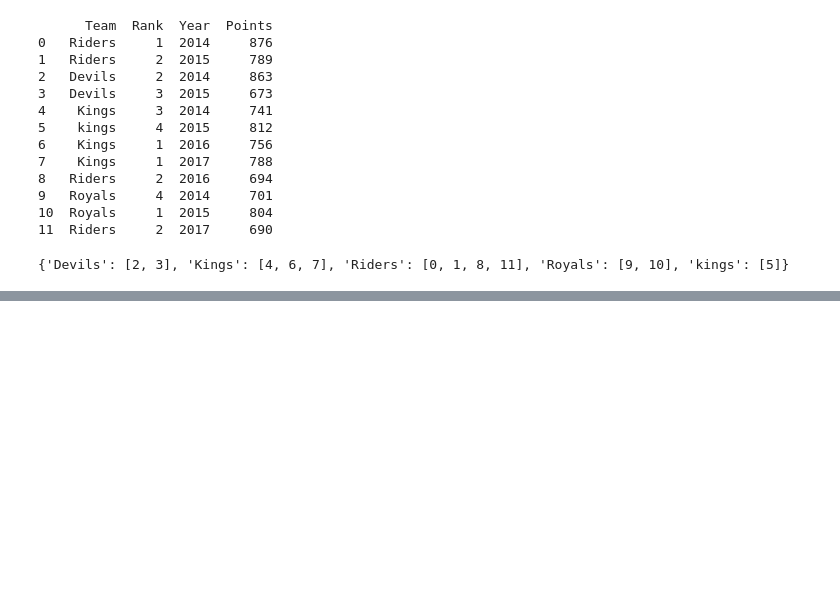
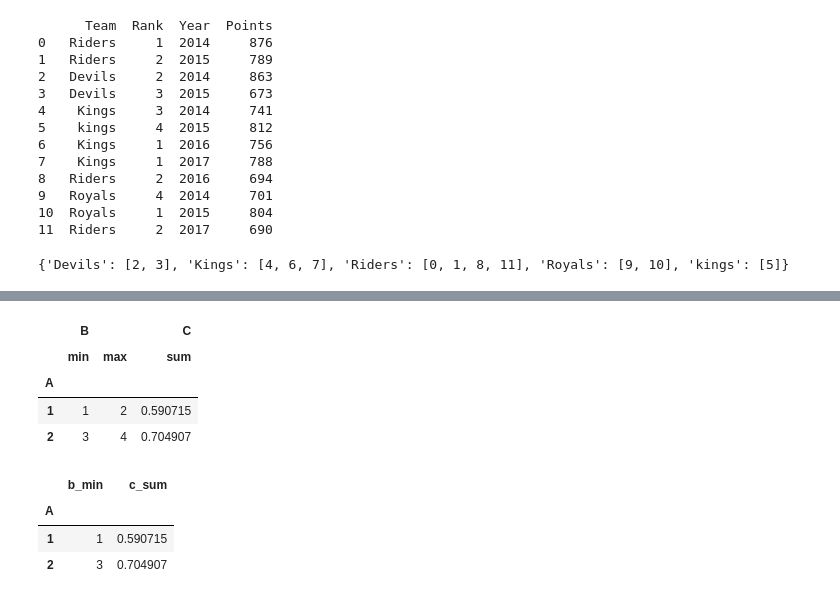
Before and after one commit to xjohansson/Databehandling_Xiu, a Jupyter notebook: Exploration/Group_by.ipynb, the cells around one changed output, grey strips where cells are left out. Drawn from its saved outputs; the diff is of its cells as text; code cells hidden in the pictures; blank space fills up the shorter version.

```diff
--- a/Exploration/Group_by.ipynb
+++ b/Exploration/Group_by.ipynb
@@ -58,0 +97,17 @@ df1
+# %%
+df.groupby('A').agg({'B': ['min', 'max'], 'C': 'sum'})
+# %% [output]
+|  | B |  | C |
+|  | min | max | sum |
+| A |  |  |  |
+| 1 | 1 | 2 | 0.590715 |
+| 2 | 3 | 4 | 0.704907 |
+# %%
+df.groupby("A").agg(
+    b_min=pd.NamedAgg(column="B", aggfunc="min"),
+    c_sum=pd.NamedAgg(column="C", aggfunc="sum"))
+# %% [output]
+|  | b_min | c_sum |
+| A |  |  |
+| 1 | 1 | 0.590715 |
+| 2 | 3 | 0.704907 |
```
Also changed, not shown: parts of 4 cells of this notebook, 11 other files.
